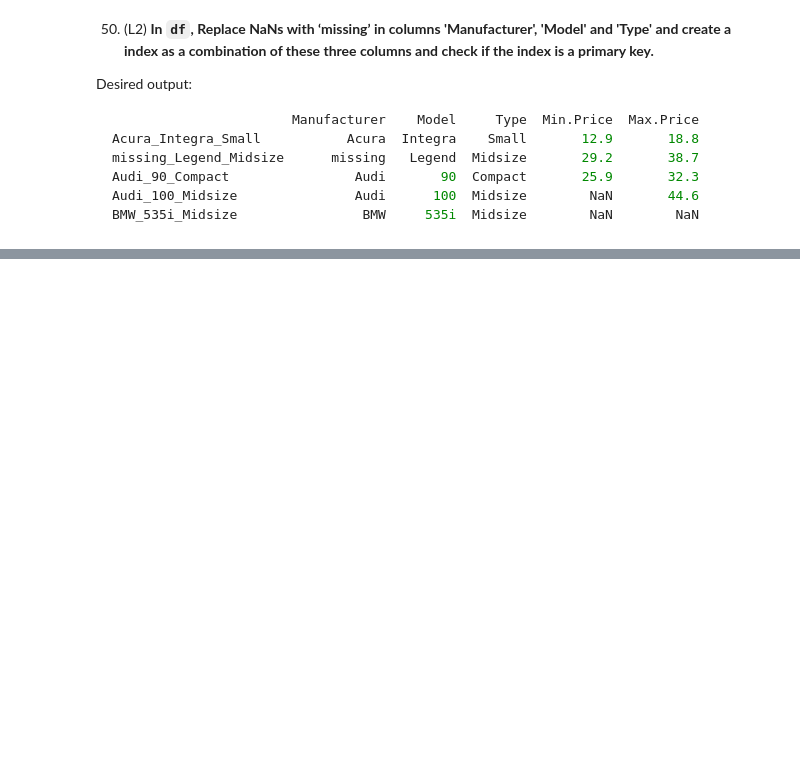
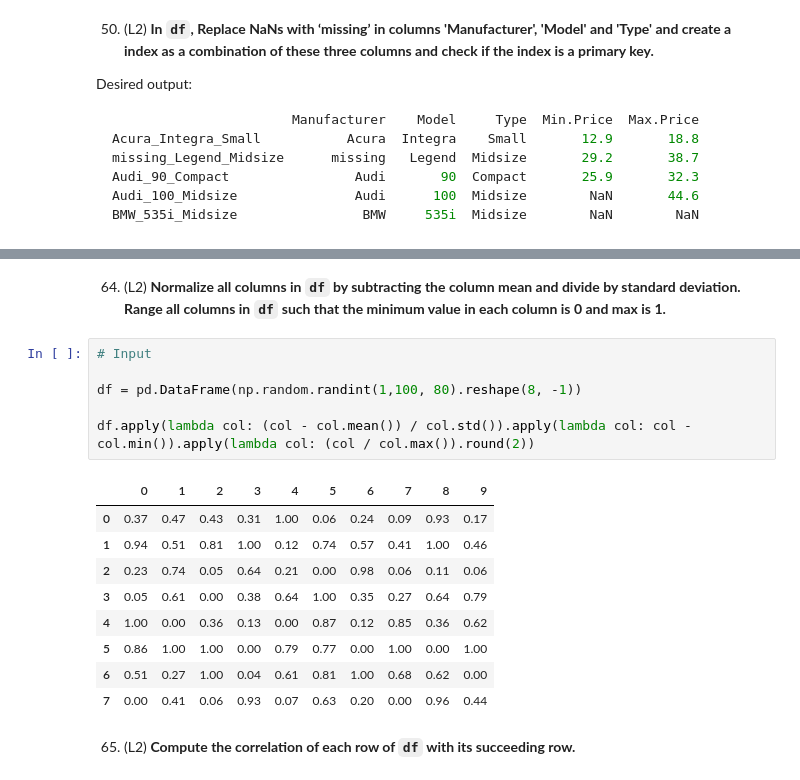
Before and after one commit to kamilrybacki/MLToolsExercises, a Jupyter notebook: content/pandas101.ipynb, the cells around one changed output, grey strips where cells are left out. Cells and saved outputs as stored; diff of their text form; blank space fills up the shorter version.

```diff
--- a/content/pandas101.ipynb
+++ b/content/pandas101.ipynb
@@ -793,0 +1525,20 @@ df.set_index(
+# %% [markdown]
+64. (L2) **Normalize all columns in `df` by subtracting the column mean and divide by standard deviation. Range all columns in `df` such that the minimum value in each column is 0 and max is 1.**
+# %%
+# Input
+
+df = pd.DataFrame(np.random.randint(1,100, 80).reshape(8, -1))
+
+df.apply(lambda col: (col - col.mean()) / col.std()).apply(lambda col: col - col.min()).apply(lambda col: (col / col.max()).round(2))
+# %% [output]
+|  | 0 | 1 | 2 | 3 | 4 | 5 | 6 | 7 | 8 | 9 |
+| 0 | 0.37 | 0.47 | 0.43 | 0.31 | 1.00 | 0.06 | 0.24 | 0.09 | 0.93 | 0.17 |
+| 1 | 0.94 | 0.51 | 0.81 | 1.00 | 0.12 | 0.74 | 0.57 | 0.41 | 1.00 | 0.46 |
+| 2 | 0.23 | 0.74 | 0.05 | 0.64 | 0.21 | 0.00 | 0.98 | 0.06 | 0.11 | 0.06 |
+| 3 | 0.05 | 0.61 | 0.00 | 0.38 | 0.64 | 1.00 | 0.35 | 0.27 | 0.64 | 0.79 |
+| 4 | 1.00 | 0.00 | 0.36 | 0.13 | 0.00 | 0.87 | 0.12 | 0.85 | 0.36 | 0.62 |
+| 5 | 0.86 | 1.00 | 1.00 | 0.00 | 0.79 | 0.77 | 0.00 | 1.00 | 0.00 | 1.00 |
+| 6 | 0.51 | 0.27 | 1.00 | 0.04 | 0.61 | 0.81 | 1.00 | 0.68 | 0.62 | 0.00 |
+| 7 | 0.00 | 0.41 | 0.06 | 0.93 | 0.07 | 0.63 | 0.20 | 0.00 | 0.96 | 0.44 |
+# %% [markdown]
+65. (L2) **Compute the correlation of each row of `df` with its succeeding row.**
```
Also changed, not shown: parts of 86 cells of this notebook.
